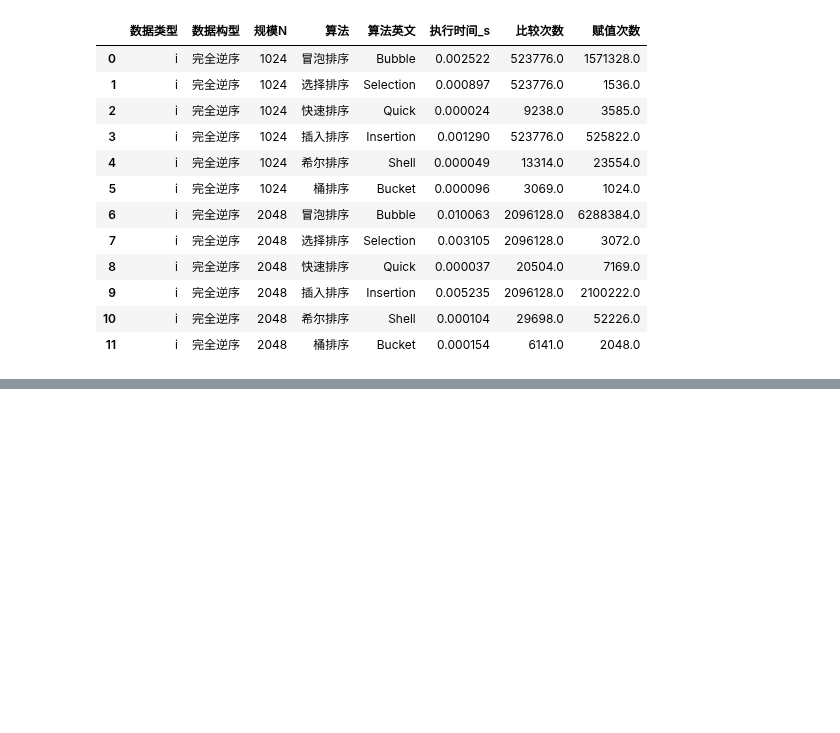
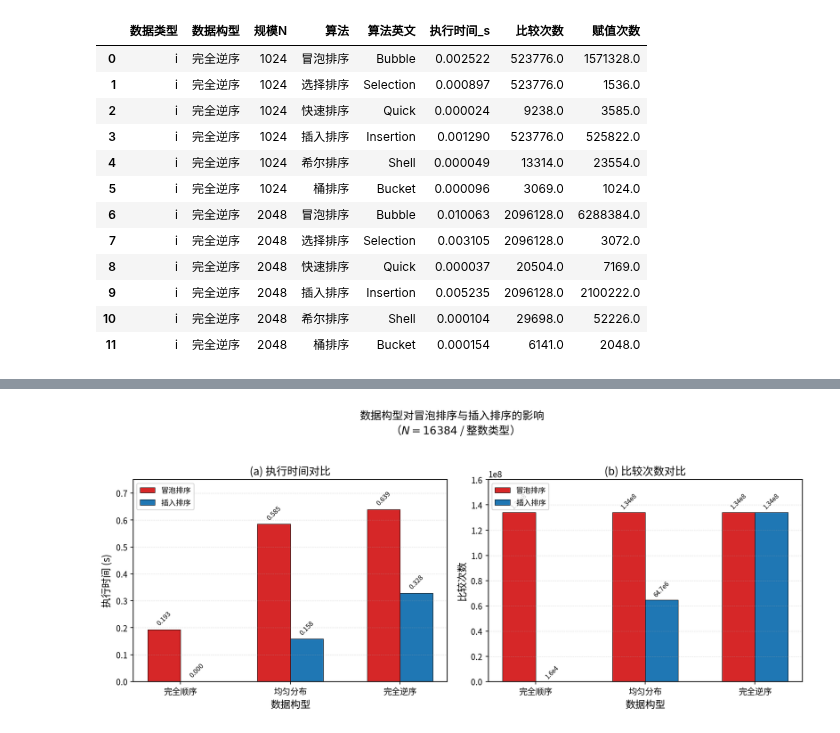
Before and after one commit to marrma-593/Sort_research, a Jupyter notebook: charts.ipynb, the cells around one changed output, grey strips where cells are left out. Drawn from its saved outputs; the diff is of its cells as text; code cells hidden in the pictures; blank space fills up the shorter version.

```diff
--- a/charts.ipynb
+++ b/charts.ipynb
@@ -145,0 +217,61 @@ plt.show()
+# %%
+# ========== 图表 4: 特殊构型对比（冒泡 vs 插入） ==========
+mask_4 = (df['数据类型'] == 'i') & (df['规模N'] == 16384) & \
+         (df['数据构型'].isin(['完全顺序', '完全逆序', '均匀分布'])) & \
+         (df['算法'].isin(['冒泡排序', '插入排序']))
+df_4 = df[mask_4].dropna(subset=['执行时间_s']).copy()
+
+fig, axes = plt.subplots(1, 2, figsize=(12, 5))
+
+configs = ['完全顺序', '均匀分布', '完全逆序']
+colors_4 = {'冒泡排序': '#d62728', '插入排序': '#1f77b4'}
+
+ax = axes[0]
+x = np.arange(len(configs))
+width = 0.3
+for i, algo in enumerate(['冒泡排序', '插入排序']):
+    vals = []
+    for cfg in configs:
+        row = df_4[(df_4['算法'] == algo) & (df_4['数据构型'] == cfg)]
+        vals.append(row['执行时间_s'].values[0] if len(row) else 0)
+    bars = ax.bar(x + (i - 0.5) * width, vals, width, label=algo,
+                  color=colors_4[algo], edgecolor='black', linewidth=0.5)
+    for bar, val in zip(bars, vals):
+        ax.text(bar.get_x() + bar.get_width()/2, bar.get_height() + 0.01,
+                f'{val:.3f}', ha='center', va='bottom', fontsize=8, rotation=45)
+ax.set_xlabel('数据构型')
+ax.set_ylabel('执行时间 (s)')
+ax.set_title('(a) 执行时间对比')
+ax.set_ylim(0, 0.75)
+ax.set_xticks(x)
+ax.set_xticklabels(configs)
+ax.legend()
+ax.grid(True, axis='y', linestyle='--', alpha=0.4, linewidth=0.5)
+
+ax = axes[1]
+for i, algo in enumerate(['冒泡排序', '插入排序']):
+    vals = []
+    for cfg in configs:
+        row = df_4[(df_4['算法'] == algo) & (df_4['数据构型'] == cfg)]
+        vals.append(row['比较次数'].values[0] if len(row) else 0)
+    bars = ax.bar(x + (i - 0.5) * width, vals, width, label=algo,
+                  color=colors_4[algo], edgecolor='black', linewidth=0.5)
+    for bar, val in zip(bars, vals):
+        ax.text(bar.get_x() + bar.get_width()/2, bar.get_height() + max(vals)*0.01,
+                format_val(val), ha='center', va='bottom', fontsize=7.5, rotation=45)
+
+ax.set_ylim(0, 1.6e8)
+ax.set_xlabel('数据构型')
+ax.set_ylabel('比较次数')
+ax.set_title('(b) 比较次数对比')
+ax.set_xticks(x)
+ax.set_xticklabels(configs)
+ax.legend()
+ax.grid(True, axis='y', linestyle='--', alpha=0.4, linewidth=0.5)
+
+fig.suptitle('数据构型对冒泡排序与插入排序的影响\n（$N=16384$ / 整数类型）', fontsize=13, y=1.03)
+plt.tight_layout()
+plt.savefig('fig4_config_impact.png', dpi=300)
+plt.show()
+# %% [output]
+[figure, added]
```
Also changed, not shown: parts of 15 cells of this notebook, 1 other file.
